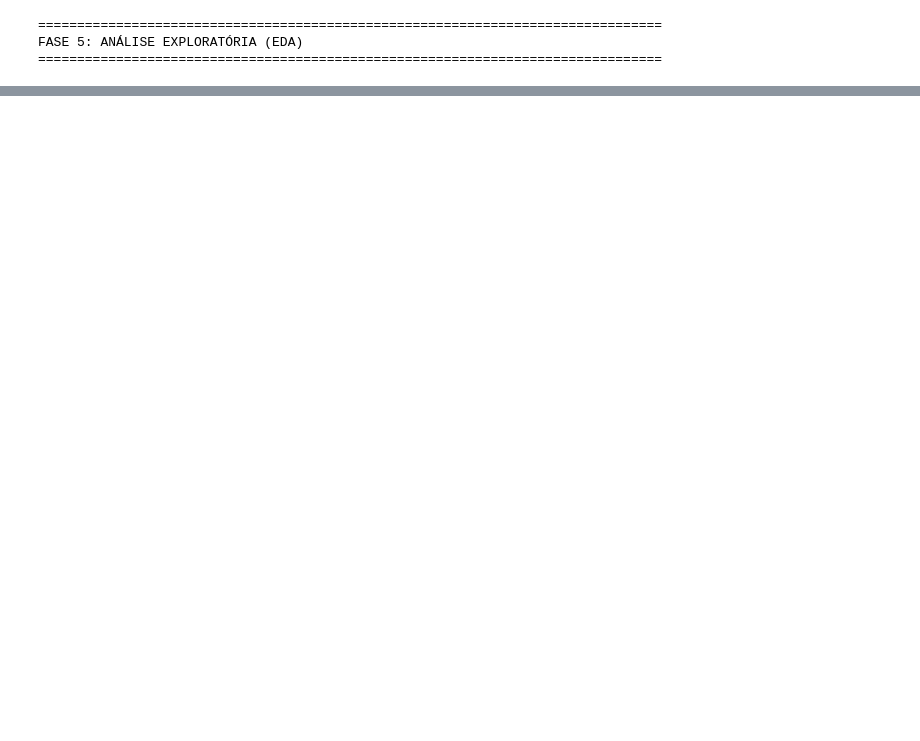
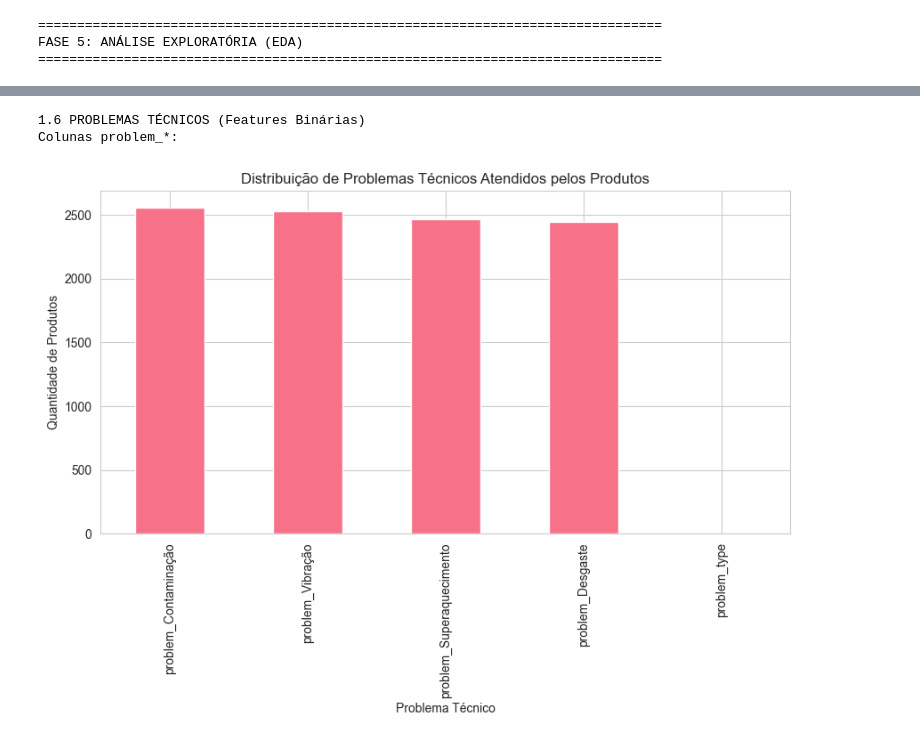
Before and after one commit to Crys0231/CRYSLAYNE_CINARA_DDF_TECH_122025, a Jupyter notebook: notebooks/04_eda_analysis.ipynb, the cells around one changed output, grey strips where cells are left out. Cells and saved outputs as stored; diff of their text form; code cells hidden in the pictures; blank space fills up the shorter version.

Commit message:
data analisys with matplotlib and seaborn

```diff
--- a/notebooks/04_eda_analysis.ipynb
+++ b/notebooks/04_eda_analysis.ipynb
@@ -155 +151,27 @@ AttributeError: 'list' object has no attribute 'set_facecolor'
+# %%
+print("\n1.6 PROBLEMAS TÉCNICOS (Features Binárias)")
+
+print("Colunas problem_*:")
+problem_cols = [c for c in products_ml.columns if c.startswith("problem_")]
+problem_data = (
+    products_ml[problem_cols]
+    .apply(pd.to_numeric, errors="coerce")
+    .fillna(0)
+    .astype(int)
+)
+problem_counts = problem_data.sum().sort_values(ascending=False)
+
+problem_counts.plot(
+    kind="bar",
+    title="Distribuição de Problemas Técnicos Atendidos pelos Produtos",
+    figsize=(10,5)
+)
+
+plt.ylabel("Quantidade de Produtos")
+plt.xlabel("Problema Técnico")
+plt.show()
+# %% [output]
+1.6 PROBLEMAS TÉCNICOS (Features Binárias)
+Colunas problem_*:
+[figure, added]
 # %%
```
Also changed, not shown: parts of 12 cells of this notebook, 11 other files.
